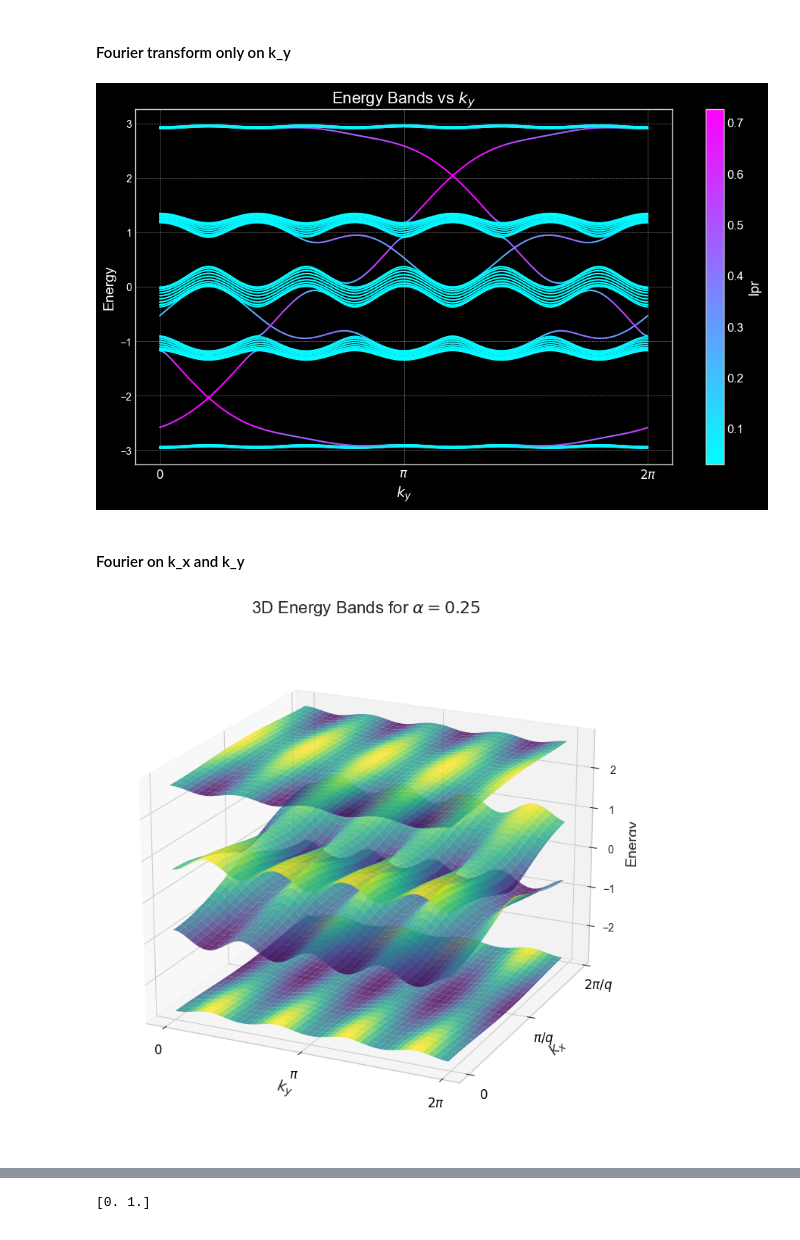
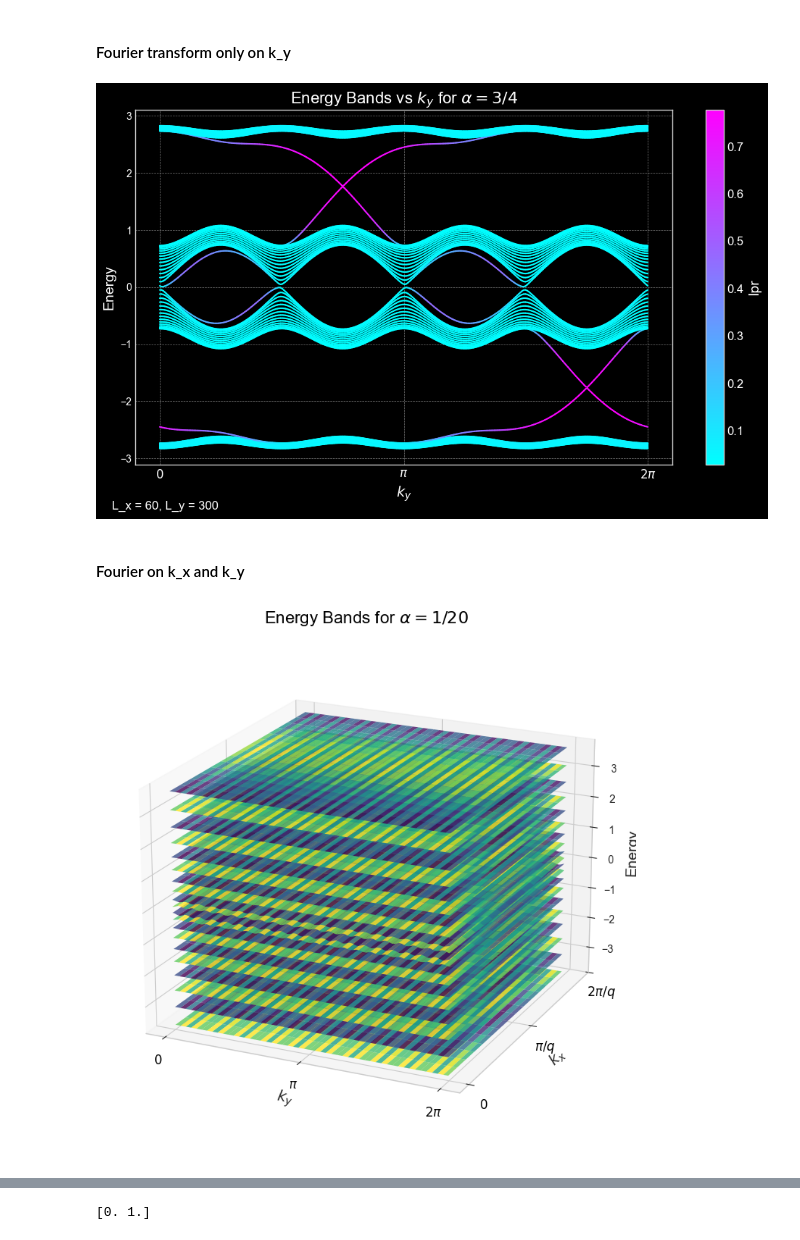
Before and after one commit to Maxlupo014/Many_Body_Exam, a Jupyter notebook: band_structure.ipynb, the cells around one changed output, grey strips where cells are left out. Saved outputs shown, nothing was run; the diff lists cells and outputs as text; code cells hidden in the pictures.

```diff
--- a/band_structure.ipynb
+++ b/band_structure.ipynb
@@ -652,18 +655,18 @@ def plot_energy_bands_for_ky(L_x, L_y, T_x, T_y, p, q, PBC_x):
 # %%
 
 
-L_x = 50  # Number of sites in x-direction
+L_x = 60  # Number of sites in x-direction
 L_y = 300  # Number of sites in y-direction (not used here)
 T_x = 1.0  # Hopping amplitude
 T_y = 1.0  # Potential modulation amplitude
-p = 1      # Numerator of magnetic flux per plaquette
-q = 5      # Denominator of magnetic flux per plaquette
+p = 3      # Numerator of magnetic flux per plaquette
+q = 4      # Denominator of magnetic flux per plaquette
 PBC_x = False  # Periodic boundary conditions
 PBC_y = True  # Periodic boundary conditions in y-direction (not used here)
 
 plot_energy_bands_for_ky(L_x, L_y, T_x, T_y, p, q, PBC_x)
 # %% [output]
-[figure, old version]
+[figure, new version]
 # %% [markdown]
 #### Fourier on k_x and k_y
 # %%
@@ -777,25 +780,27 @@ def plot_energy_bands_per_ky_kx(L_x, L_y, T_x, T_y, p, q , PBC_x, PBC_y):
     ax.set_ylabel('$k_x$', fontsize=14)
     ax.set_xlabel('$k_y$', fontsize=14)
     ax.set_zlabel('Energy', fontsize=14)
-    ax.set_title(f'3D Energy Bands for $\\alpha = {p/q}$', fontsize=16)
+    ax.set_title(f'Energy Bands for $\\alpha = {p}/{q}$', fontsize=16, color='black')
 
     # Improve viewing angle
     ax.view_init(elev=20, azim=-65)
 
+
+
     plt.tight_layout()
     plt.show()
 # %%
-L_x = 100  # Number of sites in x-direction
-L_y = 100  # Number of sites in y-direction
+L_x = 300  # Number of sites in x-direction
+L_y = 300  # Number of sites in y-direction
 T_x = 1.0  # Hopping amplitude
 T_y = 1.0  # Potential modulation amplitude
 p = 1      # Numerator of magnetic flux per plaquette
-q = 4      # Denominator of magnetic flux per plaquette
+q = 20      # Denominator of magnetic flux per plaquette
 PBC_x = True  # Periodic boundary conditions in x-direction
 PBC_y = True  # Periodic boundary conditions in y-direction
 plot_energy_bands_per_ky_kx( L_x=L_x, L_y=L_y, T_x=T_x, T_y=T_y, p=p, q=q, PBC_x=PBC_x, PBC_y=PBC_y)
 # %% [output]
-[figure, old version]
+[figure, new version]
 # %%
 def plot_energy_bands_per_kx(L_x, L_y, T_x, T_y, p, q, PBC_x, PBC_y):
     k_y_values = np.linspace(0, 2 * np.pi, L_y, endpoint=False)  # k_y values from 0 to 2*pi
```
Also changed, not shown: parts of 3 cells of this notebook.
